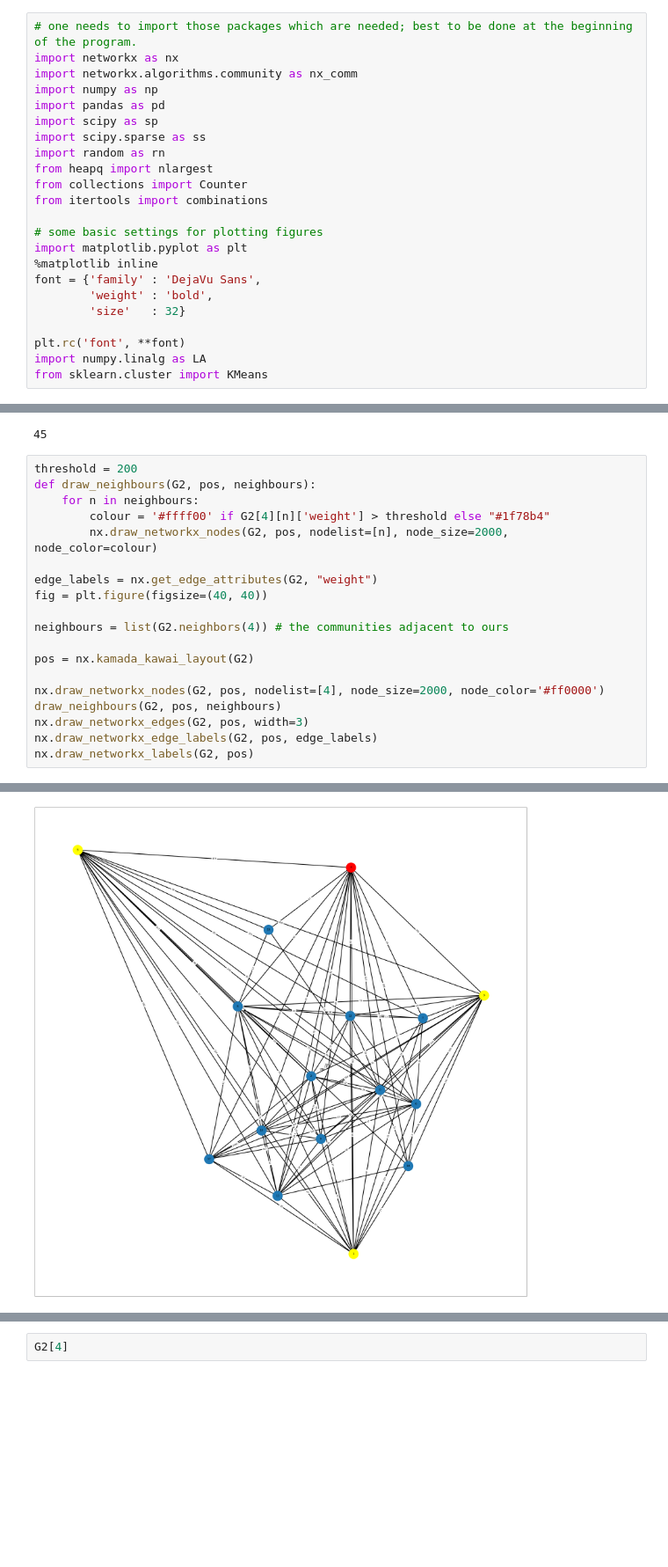
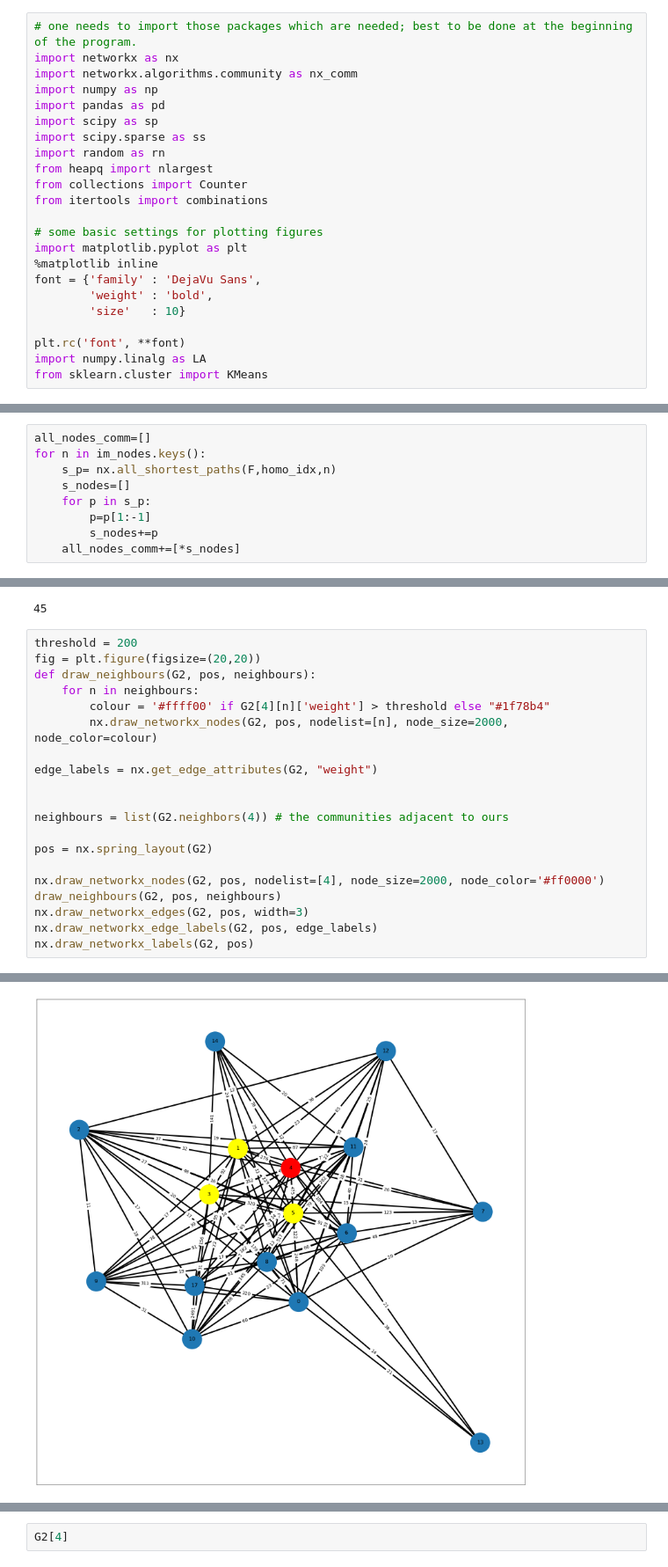
Before and after one commit to RenHLi/MATH3888, a Jupyter notebook: class_network.ipynb, the cells around one changed output, grey strips where cells are left out. Shown at 88% size. Cells and saved outputs as stored; diff of their text form; blank space fills up the shorter version.

```diff
--- a/class_network.ipynb
+++ b/class_network.ipynb
@@ -16,7 +16,7 @@ import matplotlib.pyplot as plt
 %matplotlib inline
 font = {'family' : 'DejaVu Sans',
         'weight' : 'bold',
-        'size'   : 32}
+        'size'   : 10}
 
 plt.rc('font', **font)
 import numpy.linalg as LA
@@ -510,0 +504,9 @@ im_nodes=ypk1_num.get_important_nodes()
+# %%
+all_nodes_comm=[]
+for n in im_nodes.keys():
+    s_p= nx.all_shortest_paths(F,homo_idx,n)
+    s_nodes=[]
+    for p in s_p:
+        p=p[1:-1]
+        s_nodes+=p
+    all_nodes_comm+=[*s_nodes]
@@ -736,17 +762,18 @@ len([*G2.edges])
 45
 # %%
 threshold = 200
+fig = plt.figure(figsize=(20,20))
 def draw_neighbours(G2, pos, neighbours):
     for n in neighbours:
         colour = '#ffff00' if G2[4][n]['weight'] > threshold else "#1f78b4"
         nx.draw_networkx_nodes(G2, pos, nodelist=[n], node_size=2000, node_color=colour)
 
 edge_labels = nx.get_edge_attributes(G2, "weight")
-fig = plt.figure(figsize=(40, 40))
+
 
 neighbours = list(G2.neighbors(4)) # the communities adjacent to ours
 
-pos = nx.kamada_kawai_layout(G2)
+pos = nx.spring_layout(G2)
 
 nx.draw_networkx_nodes(G2, pos, nodelist=[4], node_size=2000, node_color='#ff0000')
 draw_neighbours(G2, pos, neighbours)
@@ -777 +804 @@ nx.draw_networkx_labels(G2, pos)
-[figure, old version]
+[figure, new version]
```
Also changed, not shown: parts of 22 cells of this notebook, 1 other file.
